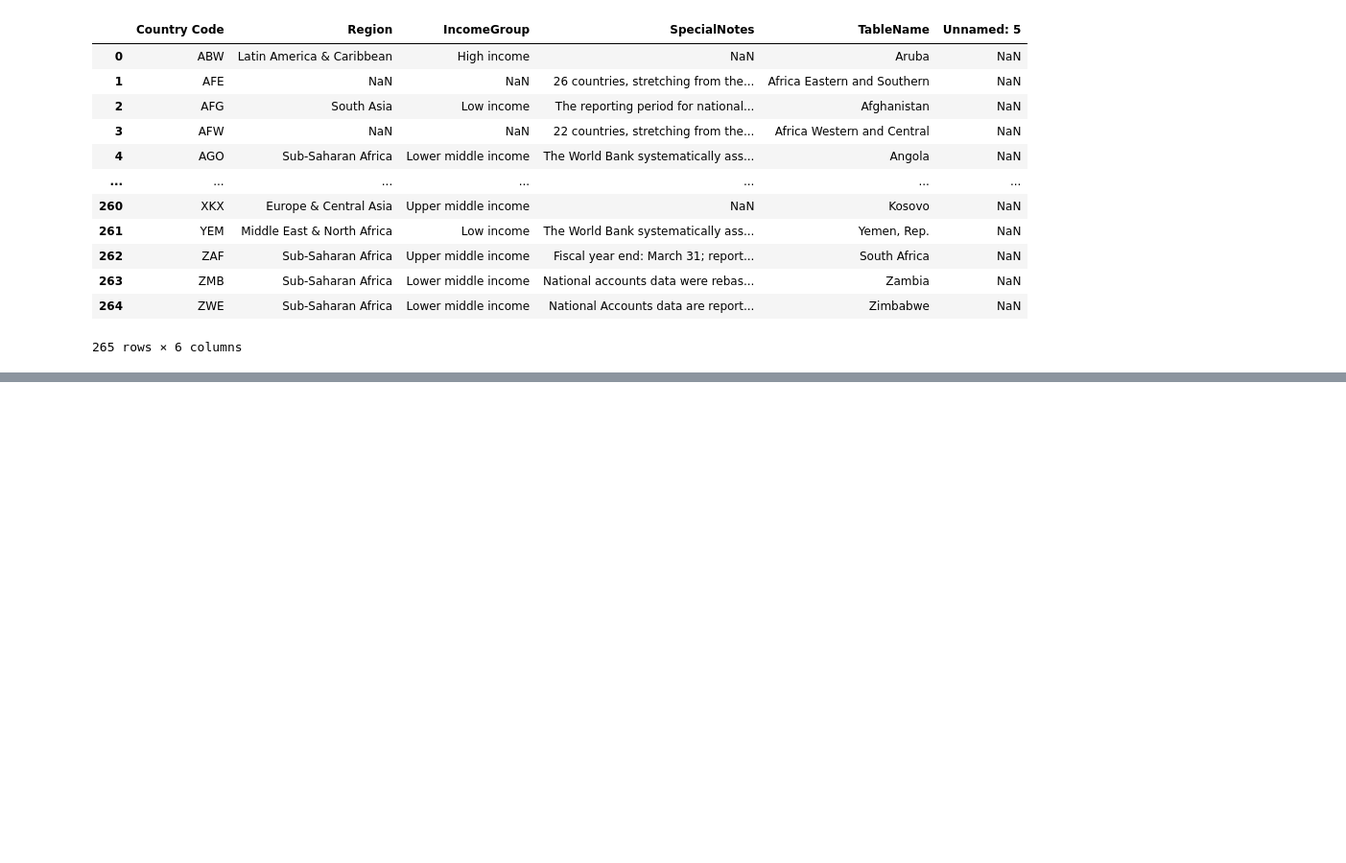
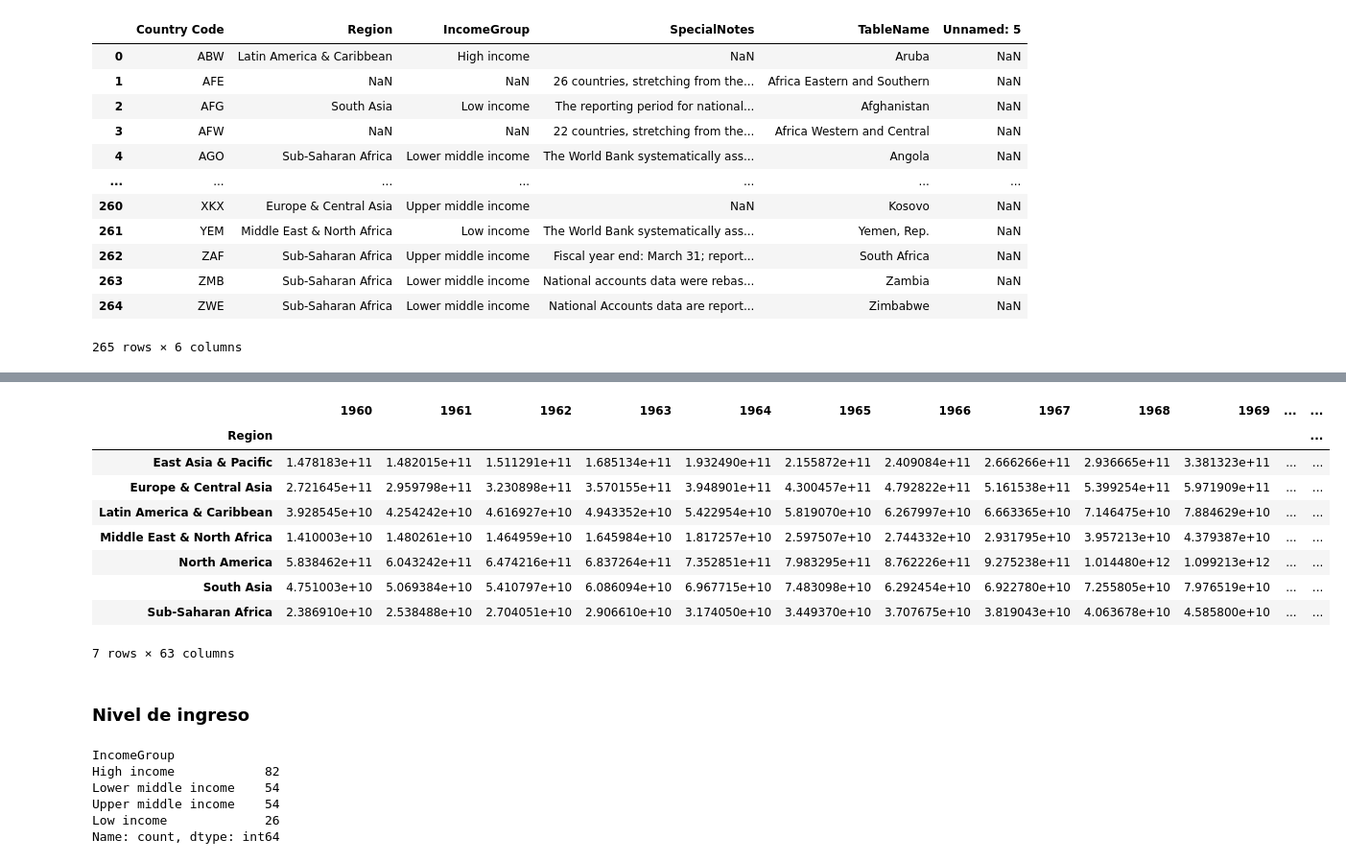
Before and after one commit to JairRamosG/Series_de_Tiempo, a Jupyter notebook: 05_Analisis/PIB/PIB.ipynb, the cells around one changed output, grey strips where cells are left out. Shown at 96% size. Drawn from its saved outputs; the diff is of its cells as text; code cells hidden in the pictures; blank space fills up the shorter version.

```diff
--- a/05_Analisis/PIB/PIB.ipynb
+++ b/05_Analisis/PIB/PIB.ipynb
@@ -42,0 +150,25 @@ metadata
+# %%
+df_region = pib.loc[:, pib.columns != 'IncomeGroup'].groupby('Region').sum()
+df_region
+# %% [output]
+|  | 1960 | 1961 | 1962 | 1963 | 1964 | 1965 | 1966 | 1967 | 1968 | 1969 | ... | ... |
+| Region |  |  |  |  |  |  |  |  |  |  |  | ... |
+| East Asia & Pacific | 1.478183e+11 | 1.482015e+11 | 1.511291e+11 | 1.685134e+11 | 1.932490e+11 | 2.155872e+11 | 2.409084e+11 | 2.666266e+11 | 2.936665e+11 | 3.381323e+11 | ... | ... |
+| Europe & Central Asia | 2.721645e+11 | 2.959798e+11 | 3.230898e+11 | 3.570155e+11 | 3.948901e+11 | 4.300457e+11 | 4.792822e+11 | 5.161538e+11 | 5.399254e+11 | 5.971909e+11 | ... | ... |
+| Latin America & Caribbean | 3.928545e+10 | 4.254242e+10 | 4.616927e+10 | 4.943352e+10 | 5.422954e+10 | 5.819070e+10 | 6.267997e+10 | 6.663365e+10 | 7.146475e+10 | 7.884629e+10 | ... | ... |
+| Middle East & North Africa | 1.410003e+10 | 1.480261e+10 | 1.464959e+10 | 1.645984e+10 | 1.817257e+10 | 2.597507e+10 | 2.744332e+10 | 2.931795e+10 | 3.957213e+10 | 4.379387e+10 | ... | ... |
+| North America | 5.838462e+11 | 6.043242e+11 | 6.474216e+11 | 6.837264e+11 | 7.352851e+11 | 7.983295e+11 | 8.762226e+11 | 9.275238e+11 | 1.014480e+12 | 1.099213e+12 | ... | ... |
+| South Asia | 4.751003e+10 | 5.069384e+10 | 5.410797e+10 | 6.086094e+10 | 6.967715e+10 | 7.483098e+10 | 6.292454e+10 | 6.922780e+10 | 7.255805e+10 | 7.976519e+10 | ... | ... |
+| Sub-Saharan Africa | 2.386910e+10 | 2.538488e+10 | 2.704051e+10 | 2.906610e+10 | 3.174050e+10 | 3.449370e+10 | 3.707675e+10 | 3.819043e+10 | 4.063678e+10 | 4.585800e+10 | ... | ... |
+7 rows × 63 columns
+# %% [markdown]
+### Nivel de ingreso
+# %%
+pib['IncomeGroup'].value_counts()
+# %% [output]
+IncomeGroup
+High income            82
+Lower middle income    54
+Upper middle income    54
+Low income             26
+Name: count, dtype: int64
```
Also changed, not shown: parts of 12 cells of this notebook.
